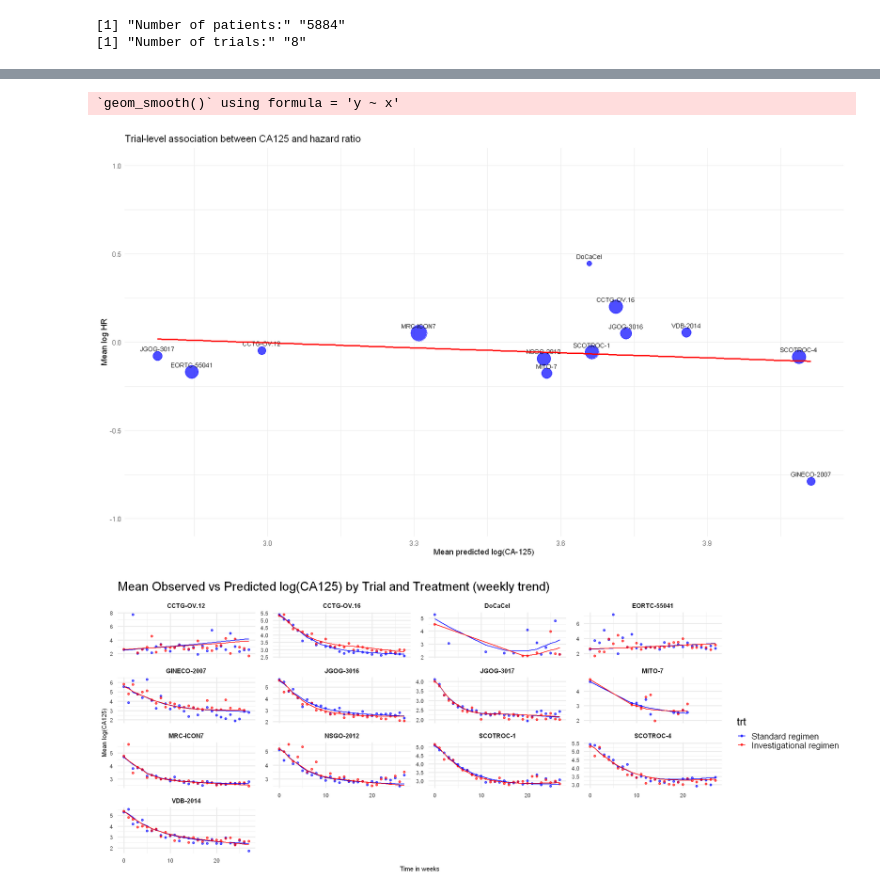
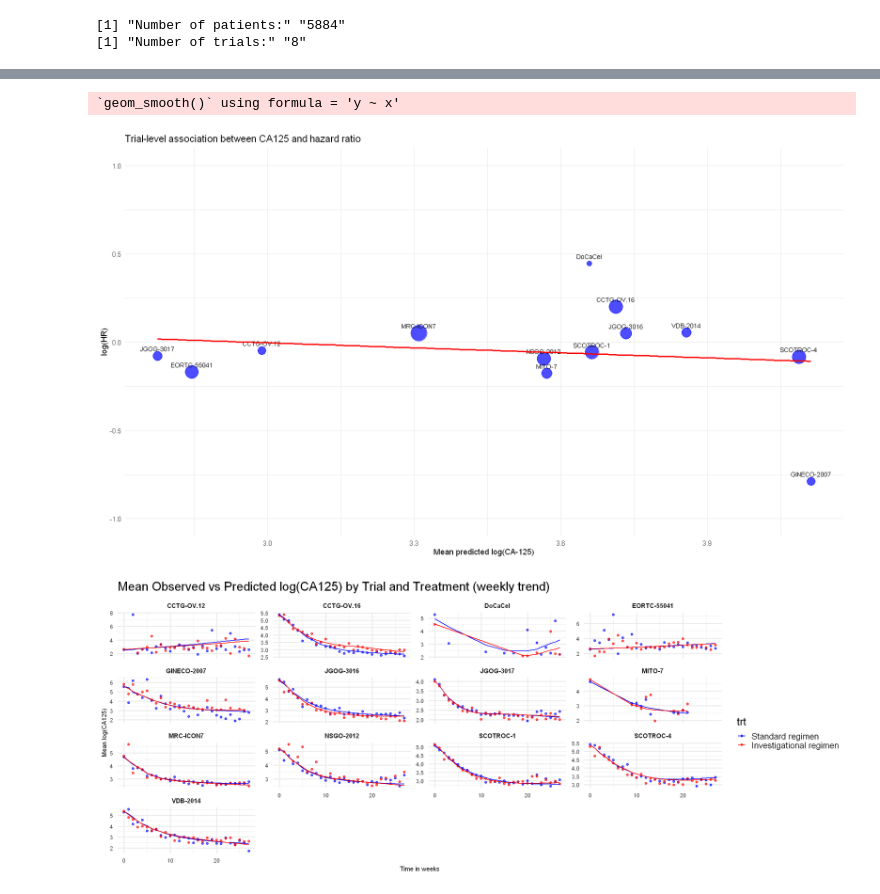
Before and after one commit to Kodro23/Surrogacy_evaluation_CA125, a Jupyter notebook: notebooks/Surrogacy_evaluation_of_CA125_lcmm.ipynb, the cells around one changed output, grey strips where cells are left out. Drawn from its saved outputs; the diff is of its cells as text; code cells hidden in the pictures.

```diff
--- a/notebooks/Surrogacy_evaluation_of_CA125_lcmm.ipynb
+++ b/notebooks/Surrogacy_evaluation_of_CA125_lcmm.ipynb
@@ -504,6 +504,7 @@ print(paste0(c("Number of trials:", length(unique(kelim$trial_name)))))
 # %%
 ca125_all_6<-ca125_all_6 %>%arrange(id_num)
 trial_list <- split(ca125_all_6, ca125_all_6$trialid)
+time_grid <- seq(min(ca125_all_6$time_ca125),max(ca125_all_6$time_ca125),length.out = 200)
 # -----------------------------
 # storage
 # -----------------------------
@@ -667,25 +668,7 @@ for (trial_name in names(trial_list)) {
   wald_list[[trial_name]] <-WaldMult(model, pos=c(13,14,15))
   beta_longitudinal_trt <- model_coefs[grep("ns[1-3]:trt_bin", names(model_coefs))]
 
-  # -------------------------
-  # prediction grid
-  # -------------------------
-  time_grid <- seq(min(df$time_ca125),
-                   max(df$time_ca125),
-                   length.out = 200)
 
-  pred_ctrl <- data.frame(time_ca125 = time_grid, trt_bin = 0)
-  pred_trt  <- data.frame(time_ca125 = time_grid, trt_bin = 1)
-
-  ns_ctrl <- predict(ns(df$time_ca125,
-                        knots = internal_knots,
-                        Boundary.knots = boundary_knots),
-                     newx = time_grid)
-
-  colnames(ns_ctrl) <- c("ns1","ns2","ns3")
-
-  pred_ctrl <- cbind(pred_ctrl, ns_ctrl)
-  pred_trt  <- cbind(pred_trt, ns_ctrl)
 
   # -------------------------
   # predictions
@@ -860,28 +850,28 @@ trial_summary <- bind_rows(average_values)
 # %%
 
 # =========================
 # Plot
 # =========================
 options(repr.plot.width = 14, repr.plot.height = 8)
 
 ggplot(trial_summary,
        aes(x = mean_log_ca125,
            y = log_hr)) +
   geom_point(aes(size = n_events), color = "blue", alpha = 0.7) +
   geom_text(aes(label = trialid), vjust = -1, size = 3) +
   geom_smooth(method = "lm", se = FALSE, color = "red") +
   scale_size(range = c(3, 10)) +
   theme_minimal() +
   theme(legend.position = "none") +
   labs(
     x = "Mean predicted log(CA-125)",
-    y = "Mean log HR",
+    y = "log(HR)",
     title = "Trial-level association between CA125 and hazard ratio"
   ) +
   ylim(-1, 1)
 # %% [output]
 `geom_smooth()` using formula = 'y ~ x'
-[figure, old version]
+[figure, new version]
 # %%
 # Comparison between real trajectories and predicited ones
 options(repr.plot.width = 20, repr.plot.height = 8)
```
Also changed, not shown: parts of 8 cells of this notebook, 3 other files.
